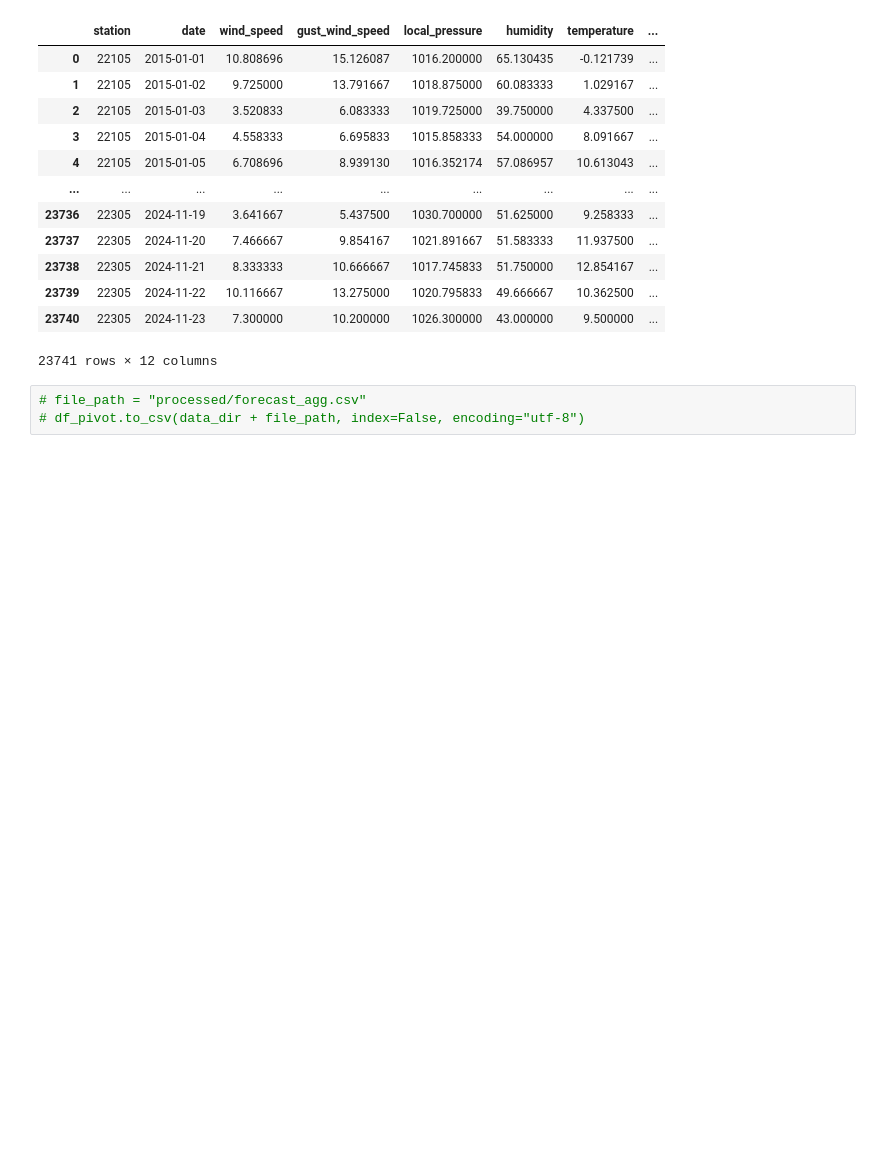
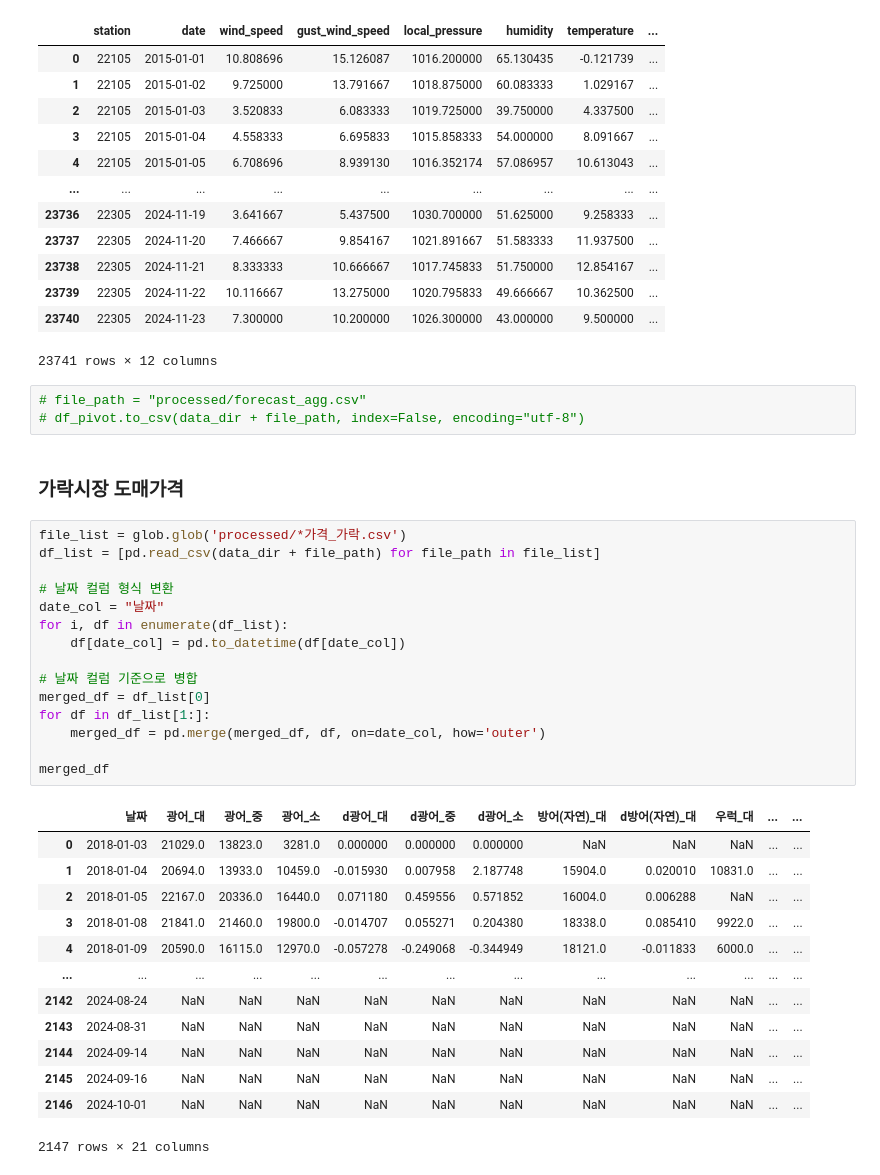
Before and after one commit to vhf1030/Pisces, a Jupyter notebook: data/data_prep.ipynb, the cells around one changed output. Saved outputs shown, nothing was run; the diff lists cells and outputs as text; blank space fills up the shorter version.

Commit message:
Prepare data - in progress

```diff
--- a/data/data_prep.ipynb
+++ b/data/data_prep.ipynb
@@ -209,3 +215,34 @@ df_agg
 # %%
 # file_path = "processed/forecast_agg.csv"
 # df_pivot.to_csv(data_dir + file_path, index=False, encoding="utf-8")
+# %% [markdown]
+### 가락시장 도매가격
+# %%
+file_list = glob.glob('processed/*가격_가락.csv')
+df_list = [pd.read_csv(data_dir + file_path) for file_path in file_list]
+
+# 날짜 컬럼 형식 변환
+date_col = "날짜"
+for i, df in enumerate(df_list):
+    df[date_col] = pd.to_datetime(df[date_col])
+
+# 날짜 컬럼 기준으로 병합
+merged_df = df_list[0]
+for df in df_list[1:]:
+    merged_df = pd.merge(merged_df, df, on=date_col, how='outer')
+
+merged_df
+# %% [output]
+|  | 날짜 | 광어_대 | 광어_중 | 광어_소 | d광어_대 | d광어_중 | d광어_소 | 방어(자연)_대 | d방어(자연)_대 | 우럭_대 | ... | ... |
+| 0 | 2018-01-03 | 21029.0 | 13823.0 | 3281.0 | 0.000000 | 0.000000 | 0.000000 | NaN | NaN | NaN | ... | ... |
+| 1 | 2018-01-04 | 20694.0 | 13933.0 | 10459.0 | -0.015930 | 0.007958 | 2.187748 | 15904.0 | 0.020010 | 10831.0 | ... | ... |
+| 2 | 2018-01-05 | 22167.0 | 20336.0 | 16440.0 | 0.071180 | 0.459556 | 0.571852 | 16004.0 | 0.006288 | NaN | ... | ... |
+| 3 | 2018-01-08 | 21841.0 | 21460.0 | 19800.0 | -0.014707 | 0.055271 | 0.204380 | 18338.0 | 0.085410 | 9922.0 | ... | ... |
+| 4 | 2018-01-09 | 20590.0 | 16115.0 | 12970.0 | -0.057278 | -0.249068 | -0.344949 | 18121.0 | -0.011833 | 6000.0 | ... | ... |
+| ... | ... | ... | ... | ... | ... | ... | ... | ... | ... | ... | ... | ... |
+| 2142 | 2024-08-24 | NaN | NaN | NaN | NaN | NaN | NaN | NaN | NaN | NaN | ... | ... |
+| 2143 | 2024-08-31 | NaN | NaN | NaN | NaN | NaN | NaN | NaN | NaN | NaN | ... | ... |
+| 2144 | 2024-09-14 | NaN | NaN | NaN | NaN | NaN | NaN | NaN | NaN | NaN | ... | ... |
+| 2145 | 2024-09-16 | NaN | NaN | NaN | NaN | NaN | NaN | NaN | NaN | NaN | ... | ... |
+| 2146 | 2024-10-01 | NaN | NaN | NaN | NaN | NaN | NaN | NaN | NaN | NaN | ... | ... |
+2147 rows × 21 columns
```
Also changed, not shown: parts of 4 cells of this notebook, 2 other files.
